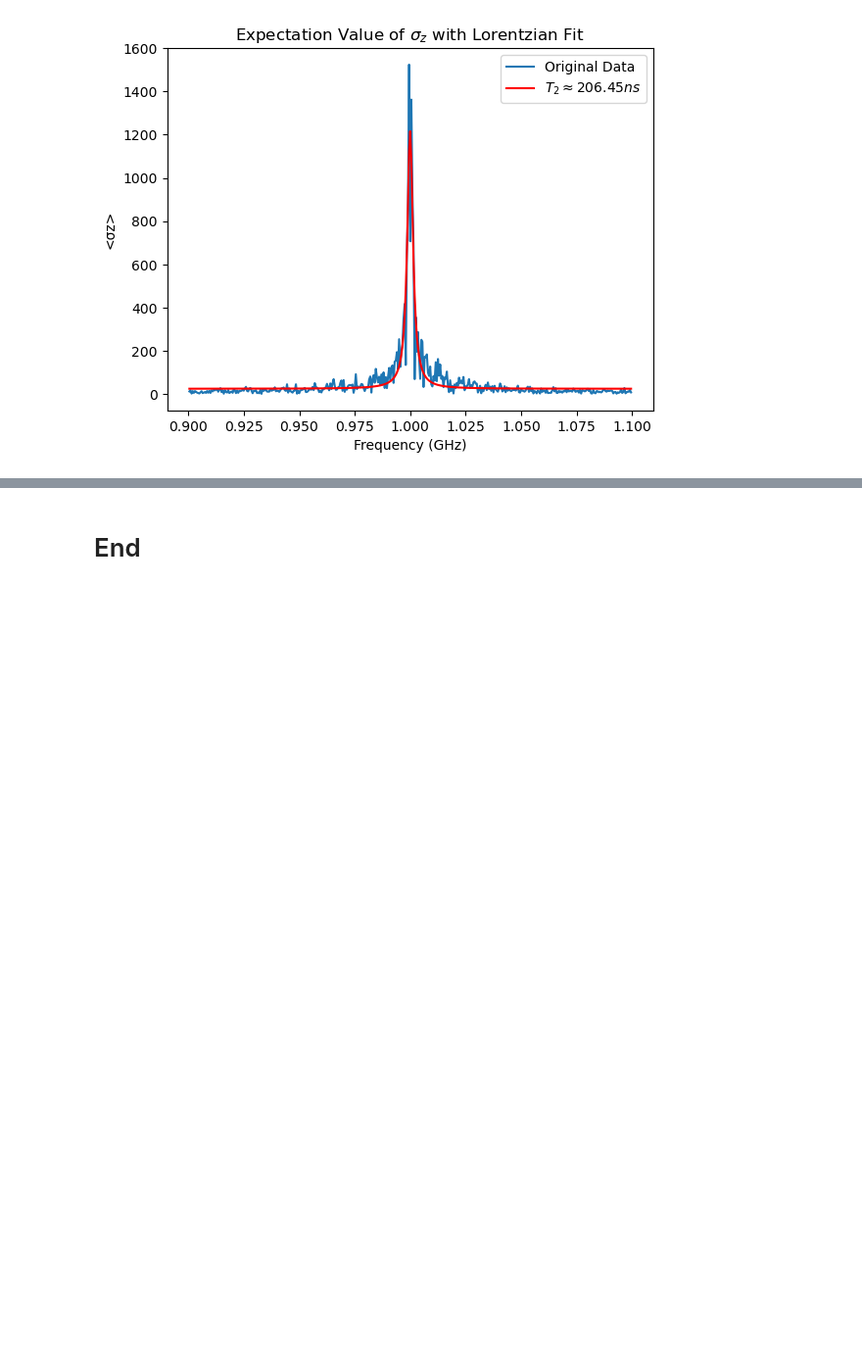
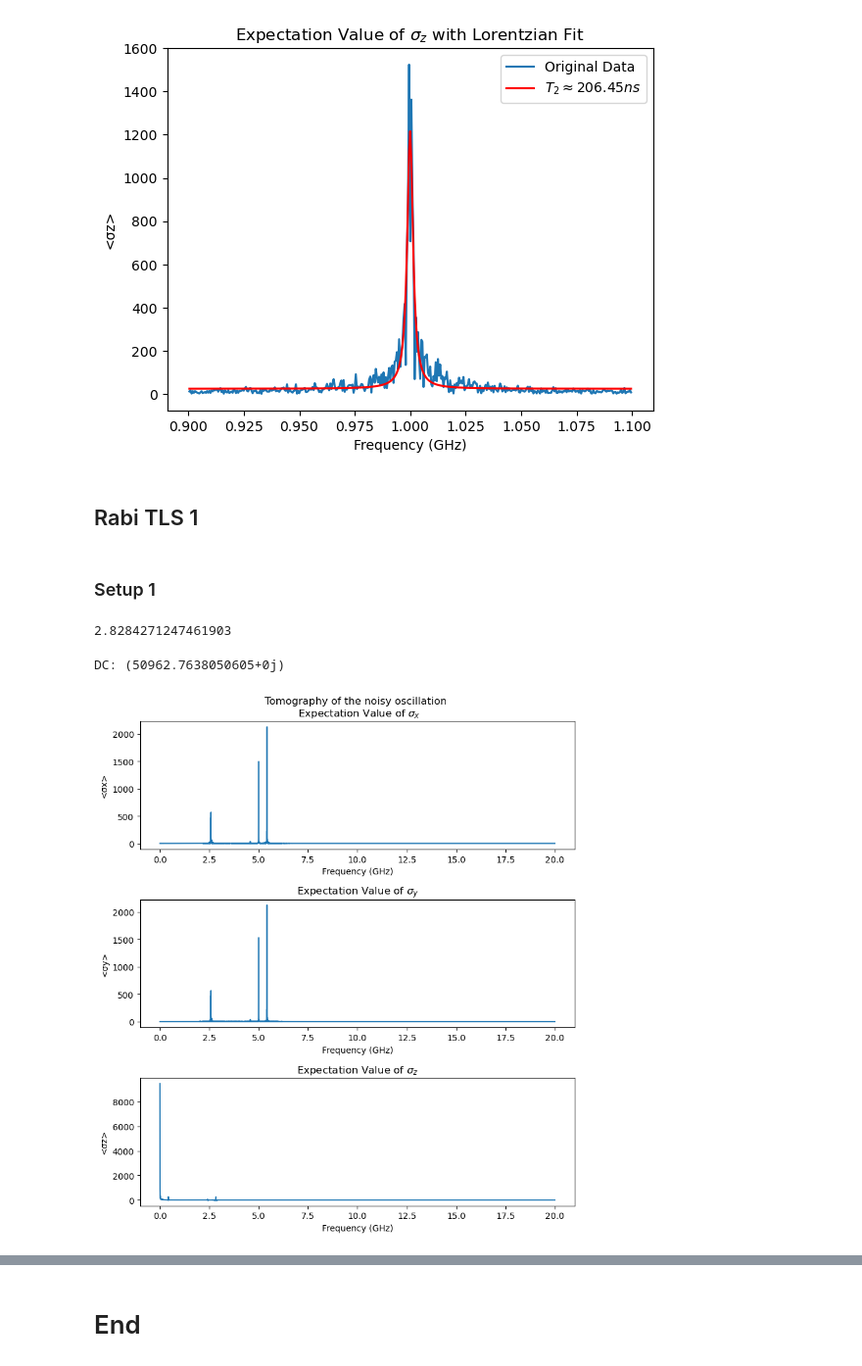
Before and after one commit to Danielgb23/superconducting_qubit_3, a Jupyter notebook: qubit_tls_white_noise.ipynb, the cells around one changed output, grey strips where cells are left out. Shown at 98% size. Cells and saved outputs as stored; diff of their text form; code cells hidden in the pictures; blank space fills up the shorter version.

Commit message:
Rabi oscillation on TLS1

```diff
--- a/qubit_tls_white_noise.ipynb
+++ b/qubit_tls_white_noise.ipynb
@@ -127,9 +127,9 @@ def band_stop(tlist, x_t, f0=1,fc=1, n=1):
     _, y_t, _ = lsim(tf, U=x_t, T=tlist)
     return y_t
 
-def simulation( g, wq0, T1_0, T2_0, wq1, T1_1, T2_1, Ed0=None, Ed1=None, e="xyz"):
+def simulation( g, wq0, T1_0, T2_0, wq1, T1_1, T2_1, Ed0=None, Ed1=None, e="xyz",psi0=qtp.tensor(qtp.basis(2,0), qtp.basis(2,0))):
   # Normalization factor for simulation
-  # user bigger between resonances
+  # use bigger between resonances
   norm=max(wq1, wq0)
   #print(f"norm: ",norm/np.pi/2, "GHz")
   #pi_pulse=np.pi/Ed #[ns]
@@ -159,7 +159,6 @@ def simulation( g, wq0, T1_0, T2_0, wq1, T1_1, T2_1, Ed0=None, Ed1=None, e="xyz"
   t=np.linspace(0,lenght,int(lenght*8*norm/2/np.pi)) #ns
 
   # simulation
-  psi0=qtp.tensor(qtp.basis(2,0), qtp.basis(2,0))
   H_total=H(wq0,wq1, g, norm,drive_data1, drive_data0,tlist)
   col=c_ops(T1_0,T2_0, T1_1,T2_1,norm)
 
@@ -252,7 +251,7 @@ def lorenztian_fit(t, sigz, T2, split =100):
   freq = np.fft.rfftfreq(len(t), d=dt)
 
   start=1 # Remove DC
-  split=100
+  split=split
   X=np.abs(np.fft.rfft(sigz))[start:split]
   freq_subset = freq[start:split]
 
@@ -785,3 +784,44 @@ Fitted Amplitude (S0): 1192.81
 Fitted T2 206.45 ns
 Fitted f0 1.00 GHz
 [figure]
+# %% [markdown]
+## Rabi TLS 1
+# %% [markdown]
+### Setup 1
+# %%
+
+# parameters
+samples = 5
+g=1*2*np.pi #coupling between qubit and tls [GHz.rad]
+#Qubit
+wq0=3*2*np.pi #qubit resonance frequency [GHz.rad]
+T1_0=10000 #relaxation time [ns]
+T2_0=150 #dephasing time [ns]
+
+
+#TLS
+wq1=5*2*np.pi #tls resonance frequency [GHz.rad]
+T1_1=10000 #relaxation time [ns]
+T2_1=1000 #dephasing time [ns]
+amp1noise=0.128*2*np.pi #driving energy [GHz.rad]
+amp1drive=0.1*2*np.pi #driving energy [GHz.rad]
+
+peak=np.sqrt((wq1-wq0)**2+4*g**2)/2/np.pi
+
+# Noise plus TLS 1 resonant drive
+def Ed1(tlist):
+    return amp1noise*np.random.normal(0,1,len(tlist))+amp1drive*np.sin((wq1)*tlist)
+print(peak)
+exps=[]
+for i in tqdm(range(samples)):
+    t, res = simulation( g, wq0, T1_0, T2_0, wq1, T1_1, T2_1, Ed1=Ed1)
+    exps.append(np.array(res.expect))
+# %% [output]
+2.8284271247461903
+# %%
+exp = np.mean(np.array(exps), axis=0)
+# %%
+plot_fft_tomography(t, exp)
+# %% [output]
+DC: (50962.7638050605+0j)
+[figure, added]
```
Also changed, not shown: parts of 9 cells of this notebook, 10 other files.
